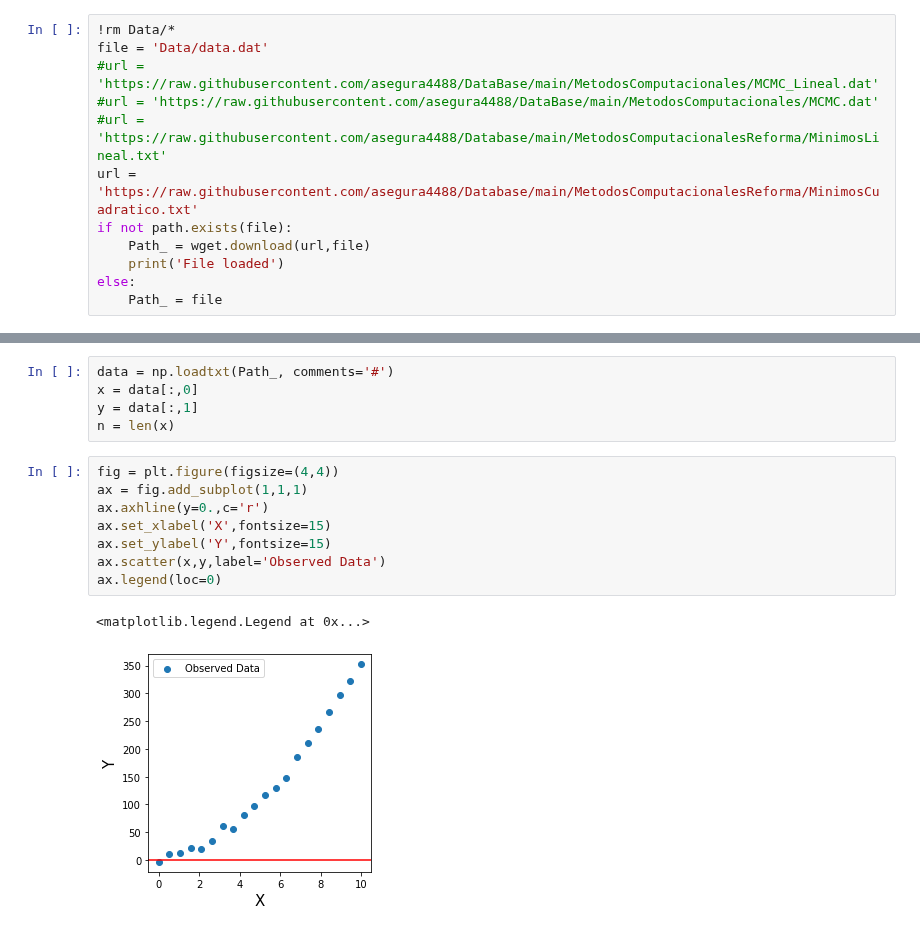
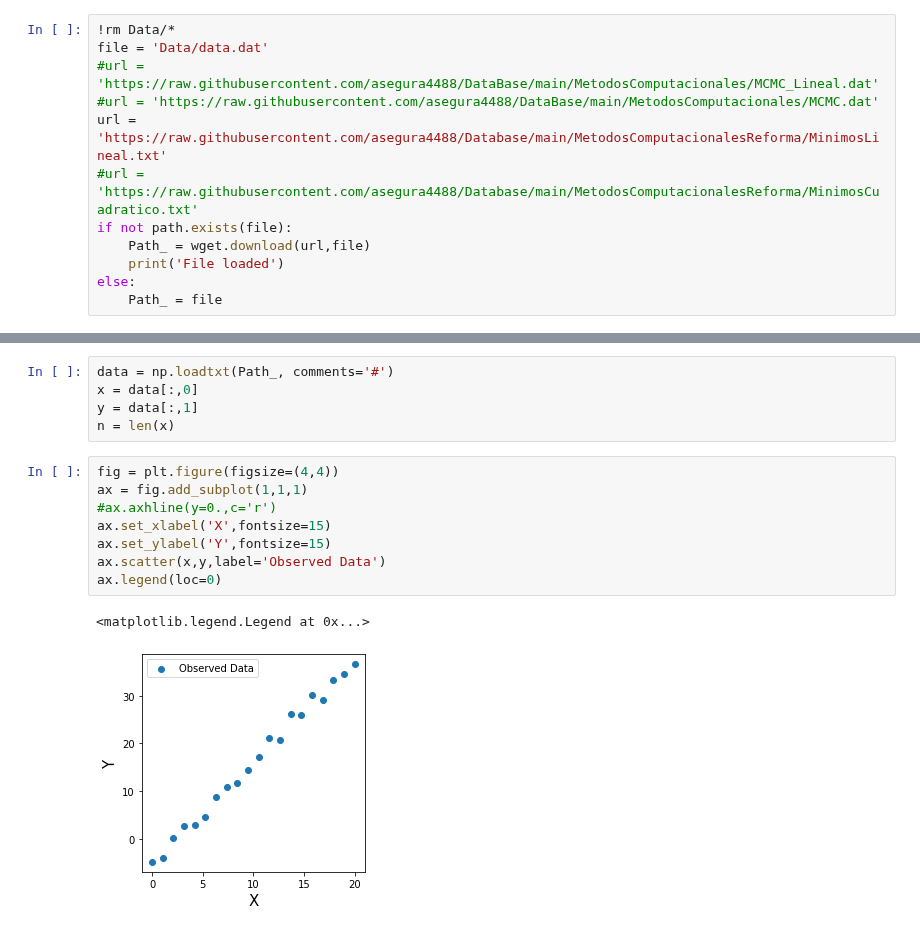
Before and after one commit to danielagda5/MetodosComputacionales202120-1, a Jupyter notebook: Week14/MetropolisPameterEstimation.ipynb, the cells around one changed output, grey strips where cells are left out. Cells and saved outputs as stored; diff of their text form.

```diff
--- a/Week14/MetropolisPameterEstimation.ipynb
+++ b/Week14/MetropolisPameterEstimation.ipynb
@@ -28,8 +28,8 @@ $$  \chi^{2}(m,b) = \sum_{i = 0}^{N} \frac{ \left (Y_{Obs,i} - (m X_{i}+b)\right
 file = 'Data/data.dat'
 #url = 'https://raw.githubusercontent.com/asegura4488/DataBase/main/MetodosComputacionales/MCMC_Lineal.dat'
 #url = 'https://raw.githubusercontent.com/asegura4488/DataBase/main/MetodosComputacionales/MCMC.dat'
-#url = 'https://raw.githubusercontent.com/asegura4488/Database/main/MetodosComputacionalesReforma/MinimosLineal.txt'
-url = 'https://raw.githubusercontent.com/asegura4488/Database/main/MetodosComputacionalesReforma/MinimosCuadratico.txt'
+url = 'https://raw.githubusercontent.com/asegura4488/Database/main/MetodosComputacionalesReforma/MinimosLineal.txt'
+#url = 'https://raw.githubusercontent.com/asegura4488/Database/main/MetodosComputacionalesReforma/MinimosCuadratico.txt'
 if not path.exists(file):
     Path_ = wget.download(url,file)
     print('File loaded')
@@ -57,11 +56,11 @@ n = len(x)
 # %%
 fig = plt.figure(figsize=(4,4))
 ax = fig.add_subplot(1,1,1)
-ax.axhline(y=0.,c='r')
+#ax.axhline(y=0.,c='r')
 ax.set_xlabel('X',fontsize=15)
 ax.set_ylabel('Y',fontsize=15)
 ax.scatter(x,y,label='Observed Data')
 ax.legend(loc=0)
 # %% [output]
 <matplotlib.legend.Legend at 0x...>
-[figure, old version]
+[figure, new version]
```
Also changed, not shown: parts of 18 cells of this notebook, 1 other file.
